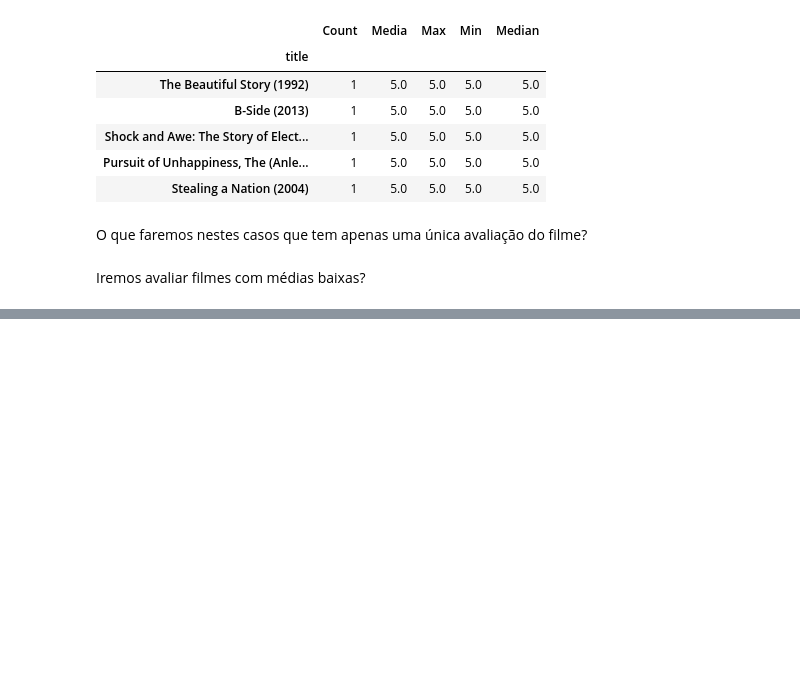
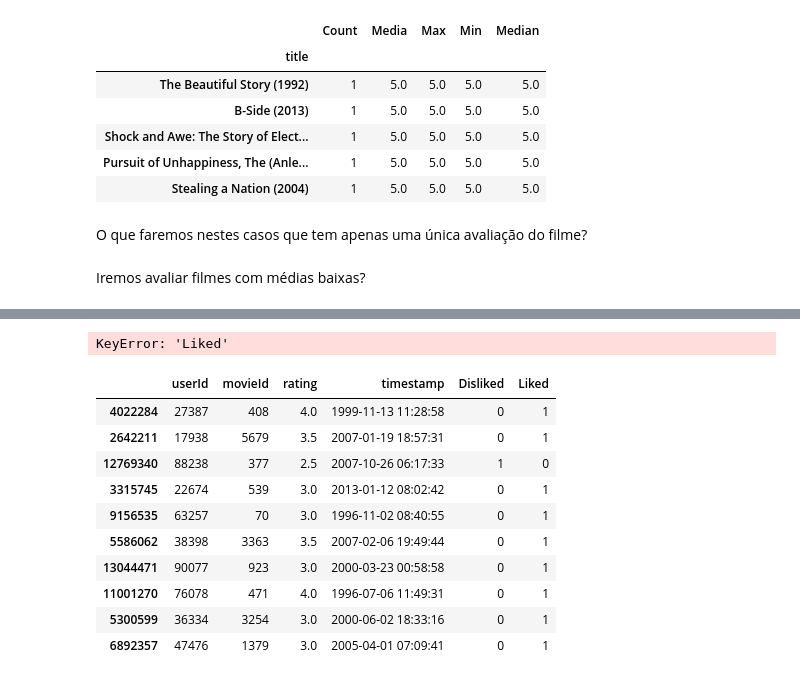
Before and after one commit to MC855FilmesParaTi/machinelearning, a Jupyter notebook: notebooks/1-lfb-initial-data-exploration.ipynb, the cells around one changed output, grey strips where cells are left out. Drawn from its saved outputs; the diff is of its cells as text; code cells hidden in the pictures; blank space fills up the shorter version.

```diff
--- a/notebooks/1-lfb-initial-data-exploration.ipynb
+++ b/notebooks/1-lfb-initial-data-exploration.ipynb
@@ -620,0 +632,6 @@ Iremos avaliar filmes com médias baixas?
+# %%
+rating_df[rating_df.rating <= 2.5]['Disliked'] = 1
+rating_df[rating_df.rating <= 2.5]['Liked'] = 0
+
+rating_df[rating_df.rating > 2.5]['Disliked'] = 0
+rating_df[rating_df.rating > 2.5]['Liked'] = 1
@@ -620,0 +647,21 @@ Iremos avaliar filmes com médias baixas?
+# %%
+rating_df['Liked']
+# %% [output]
+KeyError: 'Liked'
+# %%
+rating_df['Disliked'] = rating_df.rating.apply(lambda x: x <= 2.5).astype(int)
+rating_df['Liked'] = rating_df.rating.apply(lambda x: x > 2.5).astype(int)
+# %%
+rating_df.sample(10)
+# %% [output]
+|  | userId | movieId | rating | timestamp | Disliked | Liked |
+| 4022284 | 27387 | 408 | 4.0 | 1999-11-13 11:28:58 | 0 | 1 |
+| 2642211 | 17938 | 5679 | 3.5 | 2007-01-19 18:57:31 | 0 | 1 |
+| 12769340 | 88238 | 377 | 2.5 | 2007-10-26 06:17:33 | 1 | 0 |
+| 3315745 | 22674 | 539 | 3.0 | 2013-01-12 08:02:42 | 0 | 1 |
+| 9156535 | 63257 | 70 | 3.0 | 1996-11-02 08:40:55 | 0 | 1 |
+| 5586062 | 38398 | 3363 | 3.5 | 2007-02-06 19:49:44 | 0 | 1 |
+| 13044471 | 90077 | 923 | 3.0 | 2000-03-23 00:58:58 | 0 | 1 |
+| 11001270 | 76078 | 471 | 4.0 | 1996-07-06 11:49:31 | 0 | 1 |
+| 5300599 | 36334 | 3254 | 3.0 | 2000-06-02 18:33:16 | 0 | 1 |
+| 6892357 | 47476 | 1379 | 3.0 | 2005-04-01 07:09:41 | 0 | 1 |
```
Also changed, not shown: parts of 3 cells of this notebook.
